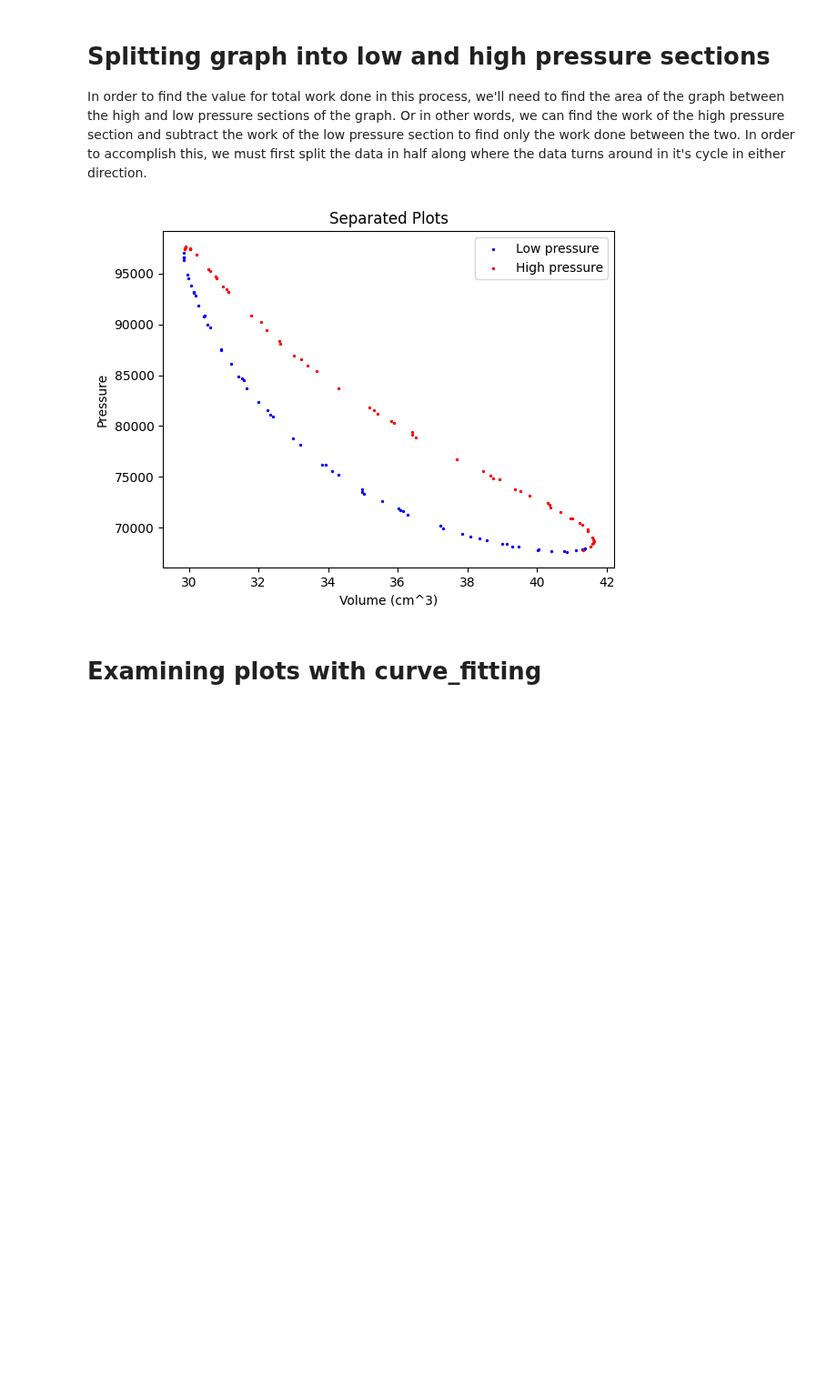
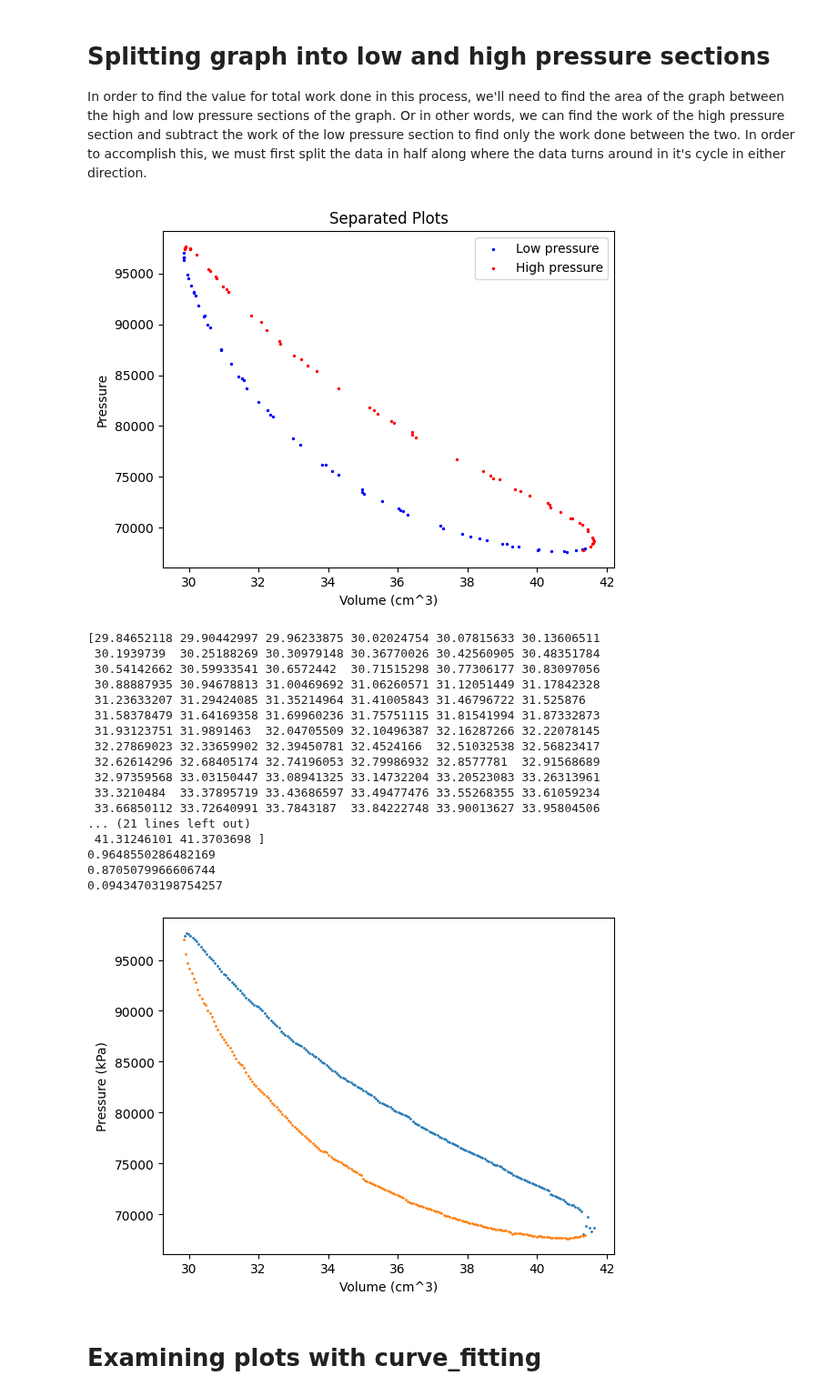
Before and after one commit to maraMaraschino/Adv-Lab, a Jupyter notebook: Stirling Engine/Lab/stirling-engine.ipynb, the cells around one changed output. Shown at 91% size. Cells and saved outputs as stored; diff of their text form; code cells hidden in the pictures; blank space fills up the shorter version.

Commit message:
Please enter the commit message for your changes. Lines starting

```diff
--- a/Stirling Engine/Lab/stirling-engine.ipynb
+++ b/Stirling Engine/Lab/stirling-engine.ipynb
@@ -122,33 +122,78 @@ def higherPresSection():
     for i, highPres in enumerate(highSortingPres):
         if highPres > 0:
             high_pressure.append(highPres)
             high_volume.append(volume[i])
 
     return high_volume, high_pressure
 
 low_volume, low_pressure = lowerPresSection()
 high_volume, high_pressure = higherPresSection()
 
 # Sorting plots to remove discontinuities caused by different cycles
 sorted_low_pressure = sorted(zip(low_volume, low_pressure), key=lambda x: x[0])
 sorted_lvolume, sorted_lpressure = zip(*sorted_low_pressure)
 plt.scatter(sorted_lvolume, sorted_lpressure, s=2, color="blue")
 
 sorted_high_pressure = sorted(zip(high_volume, high_pressure), key=lambda x: x[0])
 sorted_hvolume, sorted_hpressure = zip(*sorted_high_pressure)
 plt.scatter(sorted_hvolume, sorted_hpressure, s=2, color="red")
 
 plt.title("Separated Plots")
 plt.xlabel("Volume (cm^3)")
 plt.ylabel("Pressure")
 plt.legend(["Low pressure", "High pressure"])
 
 plt.show()
 
 v_i, v_f = sorted_lvolume[0], sorted_lvolume[-1]
 p_i, p_f = sorted_lpressure[0], sorted_lpressure[-1]
+
+interpVolHigh = np.linspace(sorted_hvolume[0], sorted_hvolume[-1], 200)
+
+interpPresHigh = np.interp(interpVolHigh, sorted_hvolume, sorted_hpressure)
+
+interpVolLow = np.linspace(sorted_lvolume[0], sorted_lvolume[-1], 200)
+
+interpPresLow = np.interp(interpVolLow, sorted_lvolume, sorted_lpressure)
+
+def workFunction(pressure, volume):
+
+    deltaVolume = np.diff(volume)
+    deltaVolume = np.append(deltaVolume, deltaVolume[-1])
+
+    resultWork = np.dot(pressure, deltaVolume)  #10^2 is for converting the volume from cm to m
+
+    resultWork = resultWork /10**(6)
+
+    return resultWork
+
+print("Work of the stirling engine:", workFunction(interpPresHigh, interpVolHigh)- workFunction(interpPresLow, interpVolLow))
+
+plt.scatter(interpVolHigh, interpPresHigh, s=1)
+plt.scatter(interpVolLow, interpPresLow, s=1)
+plt.xlabel("Volume (cm^3)")
+plt.ylabel("Pressure (kPa)")
+plt.show()
 # %% [output]
 [figure]
+[29.84652118 29.90442997 29.96233875 30.02024754 30.07815633 30.13606511
+ 30.1939739  30.25188269 30.30979148 30.36770026 30.42560905 30.48351784
+ 30.54142662 30.59933541 30.6572442  30.71515298 30.77306177 30.83097056
+ 30.88887935 30.94678813 31.00469692 31.06260571 31.12051449 31.17842328
+ 31.23633207 31.29424085 31.35214964 31.41005843 31.46796722 31.525876
+ 31.58378479 31.64169358 31.69960236 31.75751115 31.81541994 31.87332873
+ 31.93123751 31.9891463  32.04705509 32.10496387 32.16287266 32.22078145
+ 32.27869023 32.33659902 32.39450781 32.4524166  32.51032538 32.56823417
+ 32.62614296 32.68405174 32.74196053 32.79986932 32.8577781  32.91568689
+ 32.97359568 33.03150447 33.08941325 33.14732204 33.20523083 33.26313961
+ 33.3210484  33.37895719 33.43686597 33.49477476 33.55268355 33.61059234
+ 33.66850112 33.72640991 33.7843187  33.84222748 33.90013627 33.95804506
+... (21 lines left out)
+ 41.31246101 41.3703698 ]
+0.9648550286482169
+0.8705079966606744
+0.09434703198754257
+[figure, added]
 # %% [markdown]
 # Examining plots with curve_fitting
 # %% [markdown]
```
